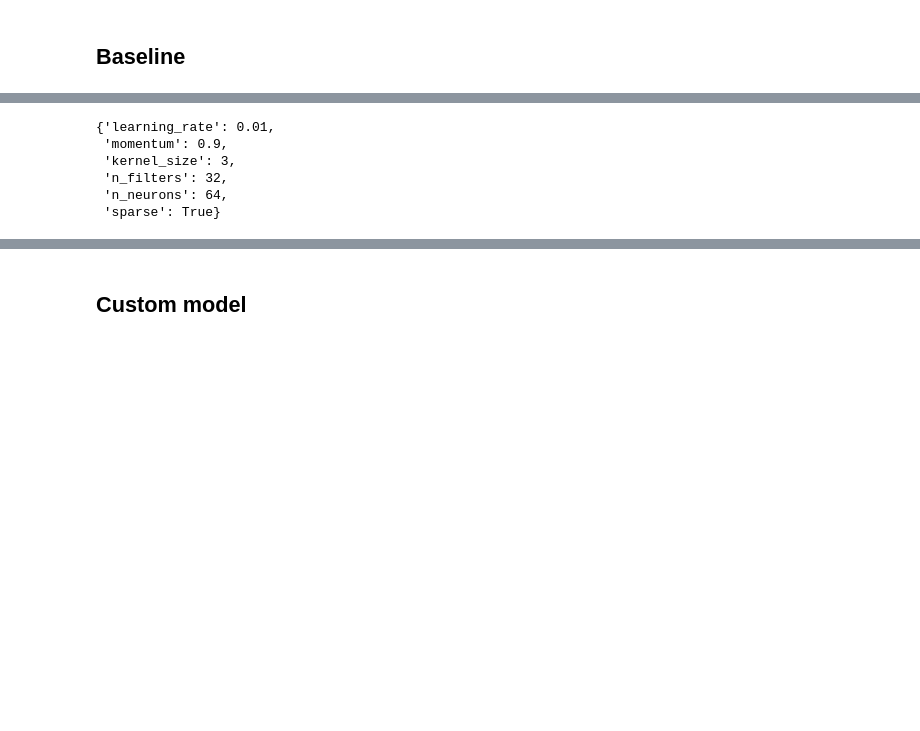
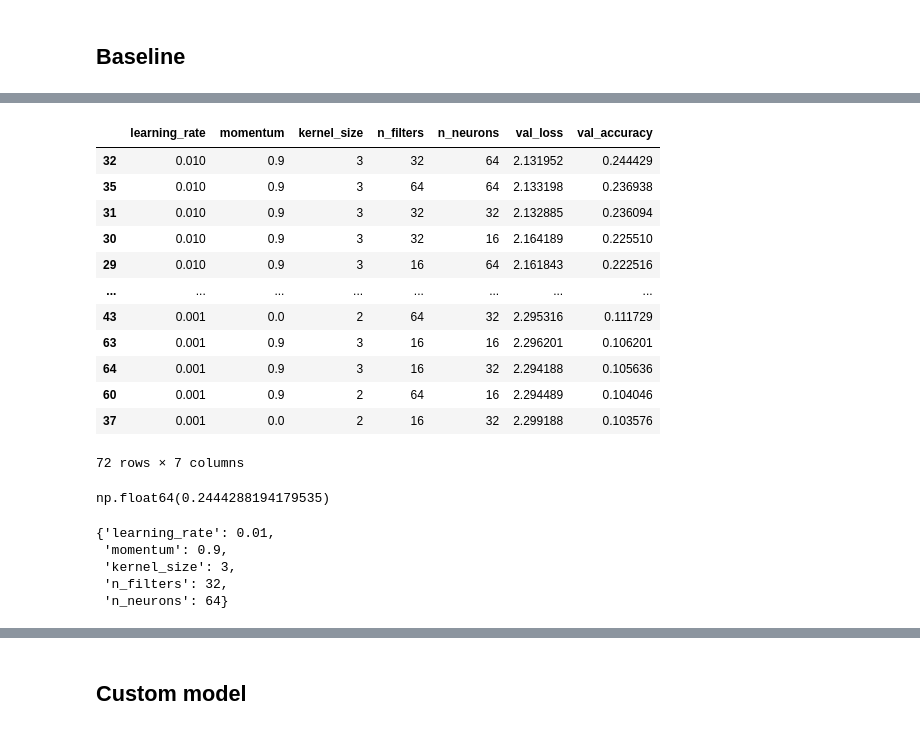
Before and after one commit to ffaundezcab/amd_garbage_recognizer, a Jupyter notebook: notebooks/model.ipynb, the cells around one changed output, grey strips where cells are left out. Drawn from its saved outputs; the diff is of its cells as text; code cells hidden in the pictures; blank space fills up the shorter version.

Commit message:
changed flatten method inside archs, add CV results file

```diff
--- a/notebooks/model.ipynb
+++ b/notebooks/model.ipynb
@@ -60,7 +39,7 @@ def compute_classification_metrics(y_true, y_pred, class_names):
 # directory where images are located
 data_dir = "../data/original"
 image_size = (32, 32)
-batch_size = 128*2
+batch_size = 128
 
 file_paths = []
 labels = []
@@ -98,23 +77,6 @@ file_paths = np.array(file_paths)
 #     img = Image.open(path)
 #     new_path = path.rsplit(".", 1)[0] + ".jpg"
 #     img.convert("RGB").save(new_path, "JPEG")
-# %%
-def load_full_dataset(paths, labels):
-    ds = tf.data.Dataset.from_tensor_slices((paths, labels))
-    ds = ds.map(preprocess_image, num_parallel_calls=tf.data.AUTOTUNE)
-    ds = ds.batch(1024)  # large batch for fast conversion
-
-    images = []
-    targets = []
-
-    for batch_images, batch_labels in ds:
-        images.append(batch_images)
-        targets.append(batch_labels)
-
-    X = tf.concat(images, axis=0)
-    y = tf.concat(targets, axis=0)
-
-    return X, y
 # %%
 labels = np.array(labels)
 dimension = 3
@@ -196,7 +113,7 @@ class_weights = dict(enumerate(class_weights))
 ## Baseline
 # %%
 def build_baseline_model(n_filters = 64, n_neurons = 64, learning_rate = 1e-2, momentum = 0.0,
-                      kernel_size = 3, pool_size = 2, sparse = False, **kwargs):
+                      kernel_size = 3, pool_size = 2, sparse = True, **kwargs):
     '''Builds the first CNN architecture. This model is intended to be very simple, to start understanding how well it performs over the dataset
         and to start developing more complex models. It uses basic concepts of CNNs: a convolution layer followed by a pooling layer, then a dense layer with a final
         softmax given output.
@@ -222,7 +139,7 @@ def build_baseline_model(n_filters = 64, n_neurons = 64, learning_rate = 1e-2, m
     normalization_layer,
     Conv2D(n_filters, kernel_size, activation = "relu", padding = "same"),
     MaxPooling2D(pool_size),
-    Flatten(),
+    GlobalAveragePooling2D(),
     Dense(n_neurons, activation="relu"),
     Dense(10, activation = "softmax")
                     ])
@@ -245,12 +158,15 @@ array([0, 8, 3, ..., 5, 9, 8])
 # %%
+which_arch = "baseline"
+
 param_grid = {"learning_rate": [1e-2, 1e-3],
               "momentum": [0.0, 0.9],
               "kernel_size": [2,3],
-              "n_filters": [32, 64],
-              "n_neurons": [32, 64],
-              "sparse" : [True]}
+              "n_filters": [16, 32, 64],
+              "n_neurons": [16, 32, 64]}
 
 # X_train, X_test, y_train, y_test
-best_params, best_accuracy, mean_scores  = CNN_GridSearchCV(X_train_full, y_train_labels, param_grid, build_baseline_model, 42, 5, n_jobs = 1, batch_size=batch_size)
+best_params, best_accuracy, mean_scores, result_df = CNN_GridSearchCV(X_train_full, y_train_labels, param_grid, build_baseline_model, 42, 5, n_jobs = 1, batch_size=batch_size)
+
+result_df.to_csv(root_logdir(which_arch)+"/CV/cv_result.csv")
 # %% [output]
 combination 0
@@ -271,3 +263,23 @@ KeyboardInterrupt:
+# %%
+result_df.sort_values("val_accuracy", ascending = False)
+# %% [output]
+|  | learning_rate | momentum | kernel_size | n_filters | n_neurons | val_loss | val_accuracy |
+| 32 | 0.010 | 0.9 | 3 | 32 | 64 | 2.131952 | 0.244429 |
+| 35 | 0.010 | 0.9 | 3 | 64 | 64 | 2.133198 | 0.236938 |
+| 31 | 0.010 | 0.9 | 3 | 32 | 32 | 2.132885 | 0.236094 |
+| 30 | 0.010 | 0.9 | 3 | 32 | 16 | 2.164189 | 0.225510 |
+| 29 | 0.010 | 0.9 | 3 | 16 | 64 | 2.161843 | 0.222516 |
+| ... | ... | ... | ... | ... | ... | ... | ... |
+| 43 | 0.001 | 0.0 | 2 | 64 | 32 | 2.295316 | 0.111729 |
+| 63 | 0.001 | 0.9 | 3 | 16 | 16 | 2.296201 | 0.106201 |
+| 64 | 0.001 | 0.9 | 3 | 16 | 32 | 2.294188 | 0.105636 |
+| 60 | 0.001 | 0.9 | 2 | 64 | 16 | 2.294489 | 0.104046 |
+| 37 | 0.001 | 0.0 | 2 | 16 | 32 | 2.299188 | 0.103576 |
+72 rows × 7 columns
+# %%
+best_accuracy
+# %% [output]
+np.float64(0.2444288194179535)
 # %%
 best_params
 # %% [output]
@@ -275,8 +287,7 @@ best_params
  'momentum': 0.9,
  'kernel_size': 3,
  'n_filters': 32,
- 'n_neurons': 64,
- 'sparse': True}
+ 'n_neurons': 64}
 # %%
 mean_scores
 # %% [output]
```
Also changed, not shown: parts of 30 cells of this notebook, 7 other files.
